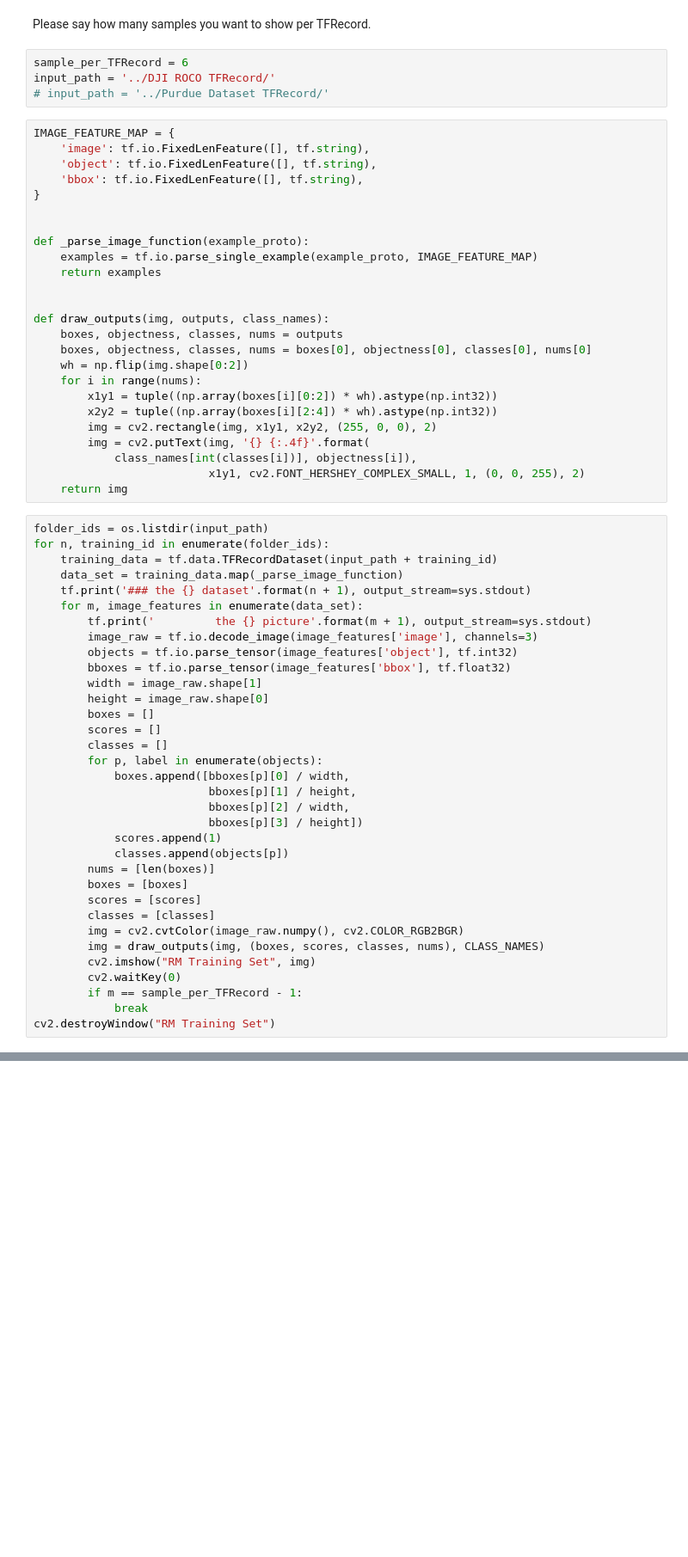
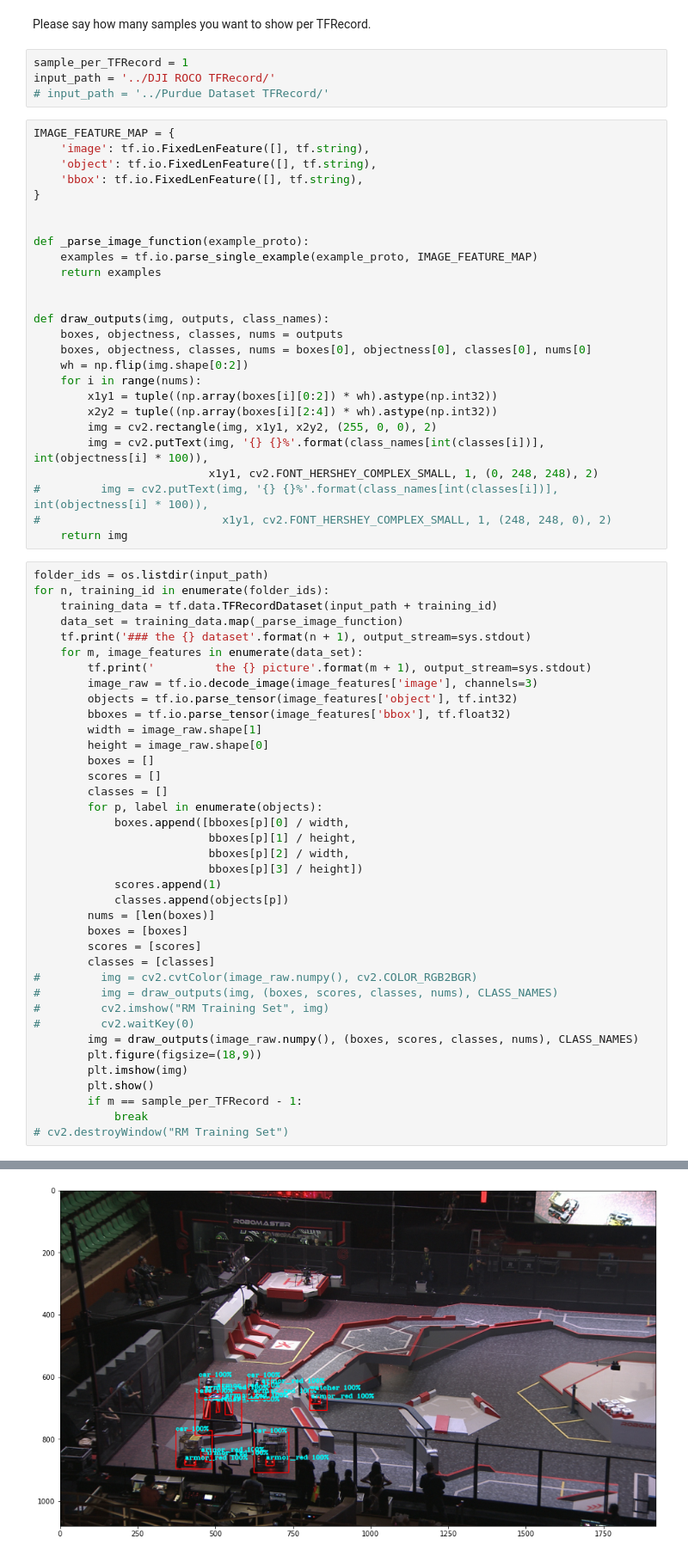
Before and after one commit to illini-robomaster/iRM_Autonomy_2020, a Jupyter notebook: dnn/data/converters/TFRecord_visualizer.ipynb, the cells around one changed output, grey strips where cells are left out. Shown at 86% size. Saved outputs shown, nothing was run; the diff lists cells and outputs as text; blank space fills up the shorter version.

```diff
--- a/dnn/data/converters/TFRecord_visualizer.ipynb
+++ b/dnn/data/converters/TFRecord_visualizer.ipynb
@@ -17,7 +19,7 @@ from utils import CLASS_NAMES
 # %% [markdown]
 Please say how many samples you want to show per TFRecord.
 # %%
-sample_per_TFRecord = 6
+sample_per_TFRecord = 1
 input_path = '../DJI ROCO TFRecord/'
 # input_path = '../Purdue Dataset TFRecord/'
 # %%
@@ -41,9 +43,10 @@ def draw_outputs(img, outputs, class_names):
         x1y1 = tuple((np.array(boxes[i][0:2]) * wh).astype(np.int32))
         x2y2 = tuple((np.array(boxes[i][2:4]) * wh).astype(np.int32))
         img = cv2.rectangle(img, x1y1, x2y2, (255, 0, 0), 2)
-        img = cv2.putText(img, '{} {:.4f}'.format(
-            class_names[int(classes[i])], objectness[i]),
-                          x1y1, cv2.FONT_HERSHEY_COMPLEX_SMALL, 1, (0, 0, 255), 2)
+        img = cv2.putText(img, '{} {}%'.format(class_names[int(classes[i])], int(objectness[i] * 100)),
+                          x1y1, cv2.FONT_HERSHEY_COMPLEX_SMALL, 1, (0, 248, 248), 2)
+#         img = cv2.putText(img, '{} {}%'.format(class_names[int(classes[i])], int(objectness[i] * 100)),
+#                           x1y1, cv2.FONT_HERSHEY_COMPLEX_SMALL, 1, (248, 248, 0), 2)
     return img
 # %%
 folder_ids = os.listdir(input_path)
@@ -72,13 +75,17 @@ for n, training_id in enumerate(folder_ids):
         boxes = [boxes]
         scores = [scores]
         classes = [classes]
-        img = cv2.cvtColor(image_raw.numpy(), cv2.COLOR_RGB2BGR)
-        img = draw_outputs(img, (boxes, scores, classes, nums), CLASS_NAMES)
-        cv2.imshow("RM Training Set", img)
-        cv2.waitKey(0)
+#         img = cv2.cvtColor(image_raw.numpy(), cv2.COLOR_RGB2BGR)
+#         img = draw_outputs(img, (boxes, scores, classes, nums), CLASS_NAMES)
+#         cv2.imshow("RM Training Set", img)
+#         cv2.waitKey(0)
+        img = draw_outputs(image_raw.numpy(), (boxes, scores, classes, nums), CLASS_NAMES)
+        plt.figure(figsize=(18,9))
+        plt.imshow(img)
+        plt.show()
         if m == sample_per_TFRecord - 1:
             break
-cv2.destroyWindow("RM Training Set")
+# cv2.destroyWindow("RM Training Set")
 # %% [output]
 ### the 1 dataset
          the 1 picture
@@ -99,0 +92 @@ cv2.destroyWindow("RM Training Set")
+[figure, added]
```
Also changed, not shown: parts of 2 cells of this notebook, 3 other files.
